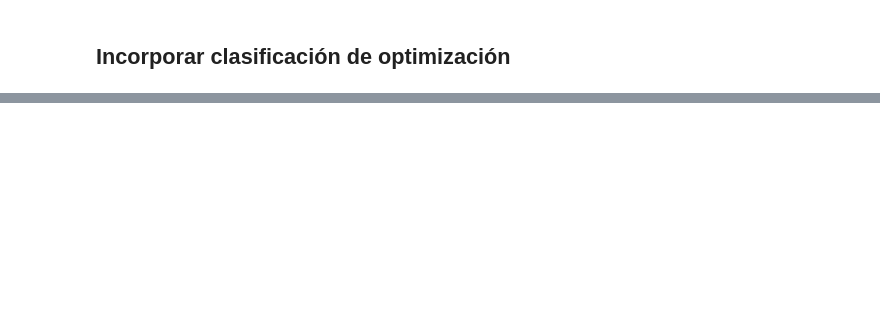
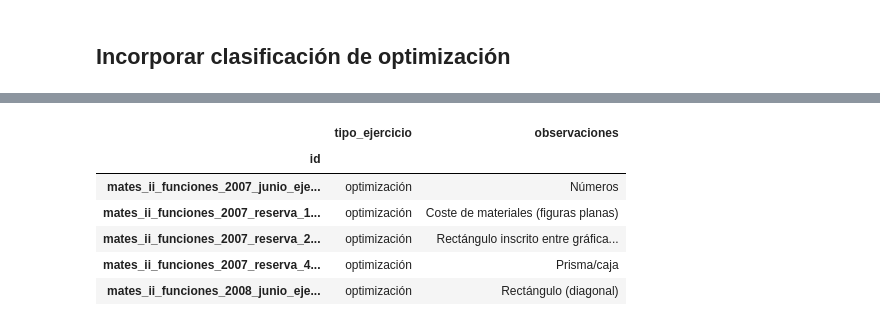
Before and after one commit to chusk2/clasificador_selectividad, a Jupyter notebook: jupyter notebooks/optimización.ipynb, the cells around one changed output, grey strips where cells are left out. Cells and saved outputs as stored; diff of their text form; code cells hidden in the pictures; blank space fills up the shorter version.

```diff
--- a/jupyter notebooks/optimización.ipynb
+++ b/jupyter notebooks/optimización.ipynb
@@ -65,0 +70,10 @@ df_opt_to_merge = df_opt.loc[:, ["id", "tipo_ejercicio", "observaciones"]]
+# %%
+df_opt_to_merge.head()
+# %% [output]
+|  | tipo_ejercicio | observaciones |
+| id |  |  |
+| mates_ii_funciones_2007_junio_eje... | optimización | Números |
+| mates_ii_funciones_2007_reserva_1... | optimización | Coste de materiales (figuras planas) |
+| mates_ii_funciones_2007_reserva_2... | optimización | Rectángulo inscrito entre gráfica... |
+| mates_ii_funciones_2007_reserva_4... | optimización | Prisma/caja |
+| mates_ii_funciones_2008_junio_eje... | optimización | Rectángulo (diagonal) |
```
Also changed, not shown: parts of 17 cells of this notebook, 15 other files.
